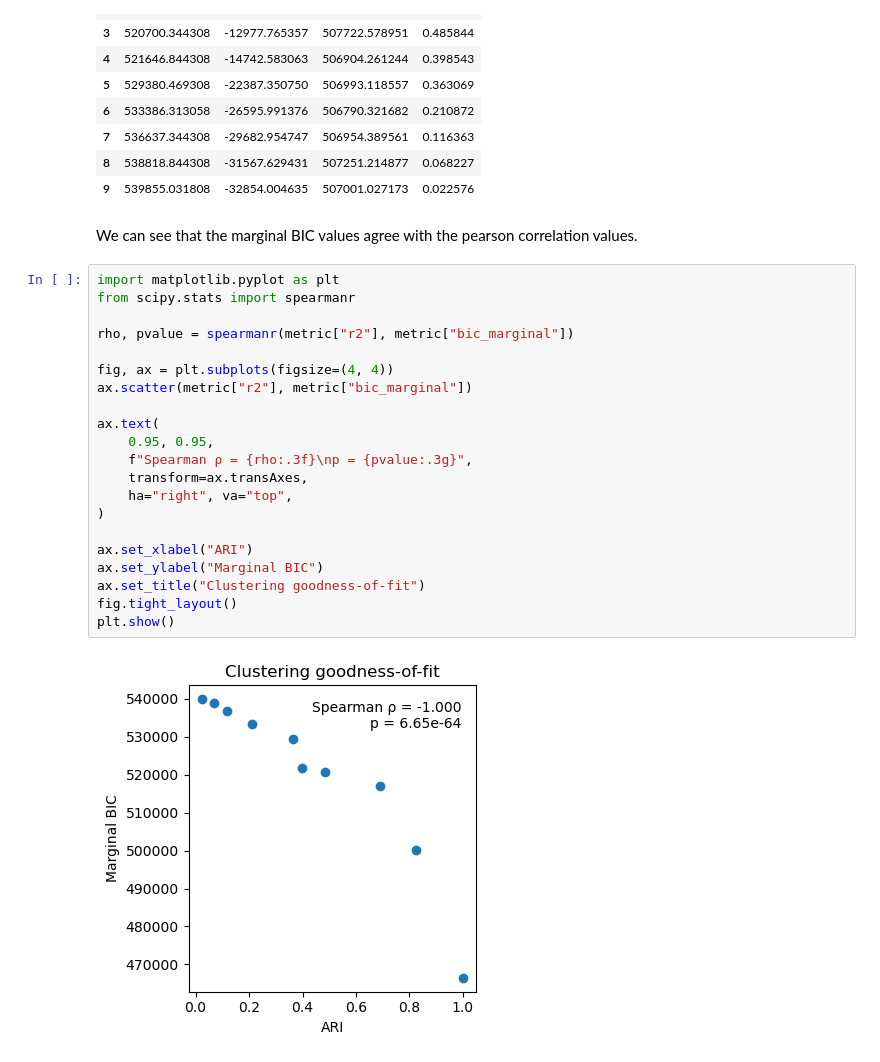
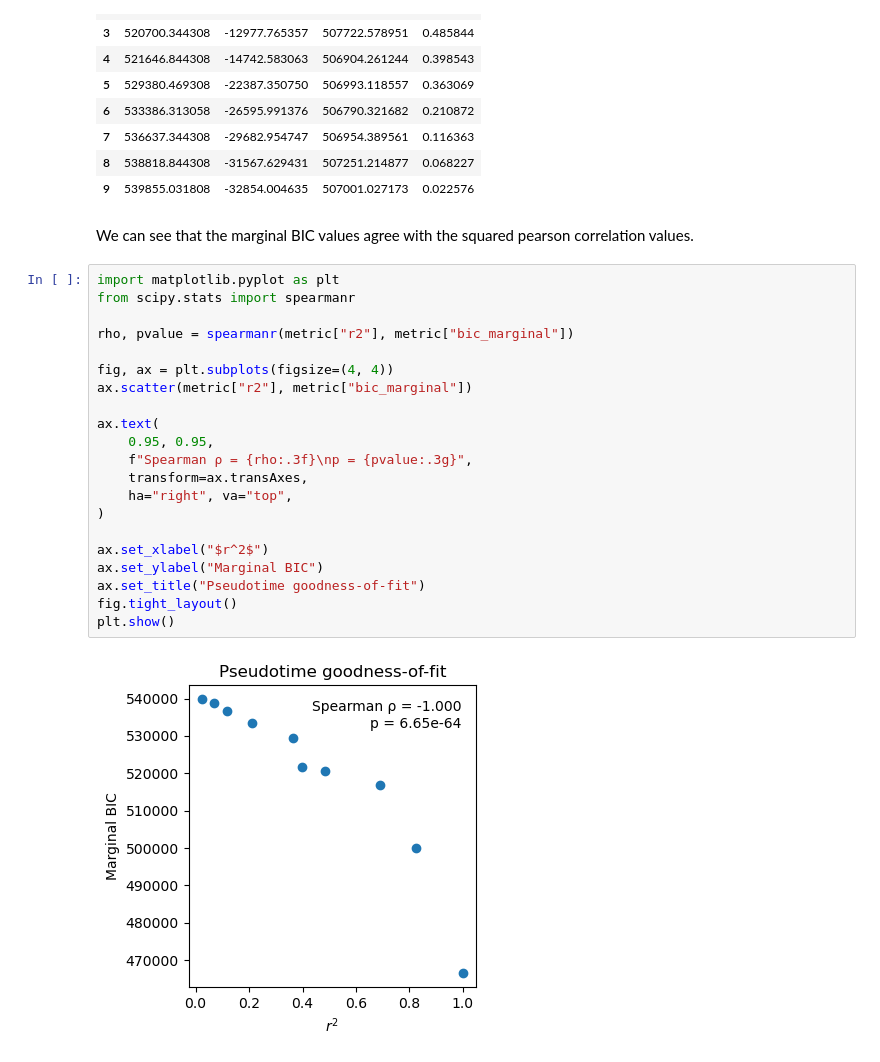
Before and after one commit to krisrs1128/scDesigner, a Jupyter notebook: examples/18-pseudotime-goodness-of-fit.ipynb, the cells around one changed output. Cells and saved outputs as stored; diff of their text form.

Commit message:
updated pseudotime GOF notebook

```diff
--- a/examples/18-pseudotime-goodness-of-fit.ipynb
+++ b/examples/18-pseudotime-goodness-of-fit.ipynb
@@ -121,27 +121,27 @@ Epoch 159/500, Loss: 3.4335, Val Loss: 3.2429
 | 8 | 538818.844308 | -31567.629431 | 507251.214877 | 0.068227 |
 | 9 | 539855.031808 | -32854.004635 | 507001.027173 | 0.022576 |
 # %% [markdown]
-We can see that the marginal BIC values agree with the pearson correlation values.
+We can see that the marginal BIC values agree with the squared pearson correlation values.
 # %%
 import matplotlib.pyplot as plt
 from scipy.stats import spearmanr
 
 rho, pvalue = spearmanr(metric["r2"], metric["bic_marginal"])
 
 fig, ax = plt.subplots(figsize=(4, 4))
 ax.scatter(metric["r2"], metric["bic_marginal"])
 
 ax.text(
     0.95, 0.95,
     f"Spearman ρ = {rho:.3f}\np = {pvalue:.3g}",
     transform=ax.transAxes,
     ha="right", va="top",
 )
 
-ax.set_xlabel("ARI")
+ax.set_xlabel("$r^2$")
 ax.set_ylabel("Marginal BIC")
-ax.set_title("Clustering goodness-of-fit")
+ax.set_title("Pseudotime goodness-of-fit")
 fig.tight_layout()
 plt.show()
 # %% [output]
-[figure, old version]
+[figure, new version]
```
Also changed, not shown: parts of 1 cell of this notebook.
